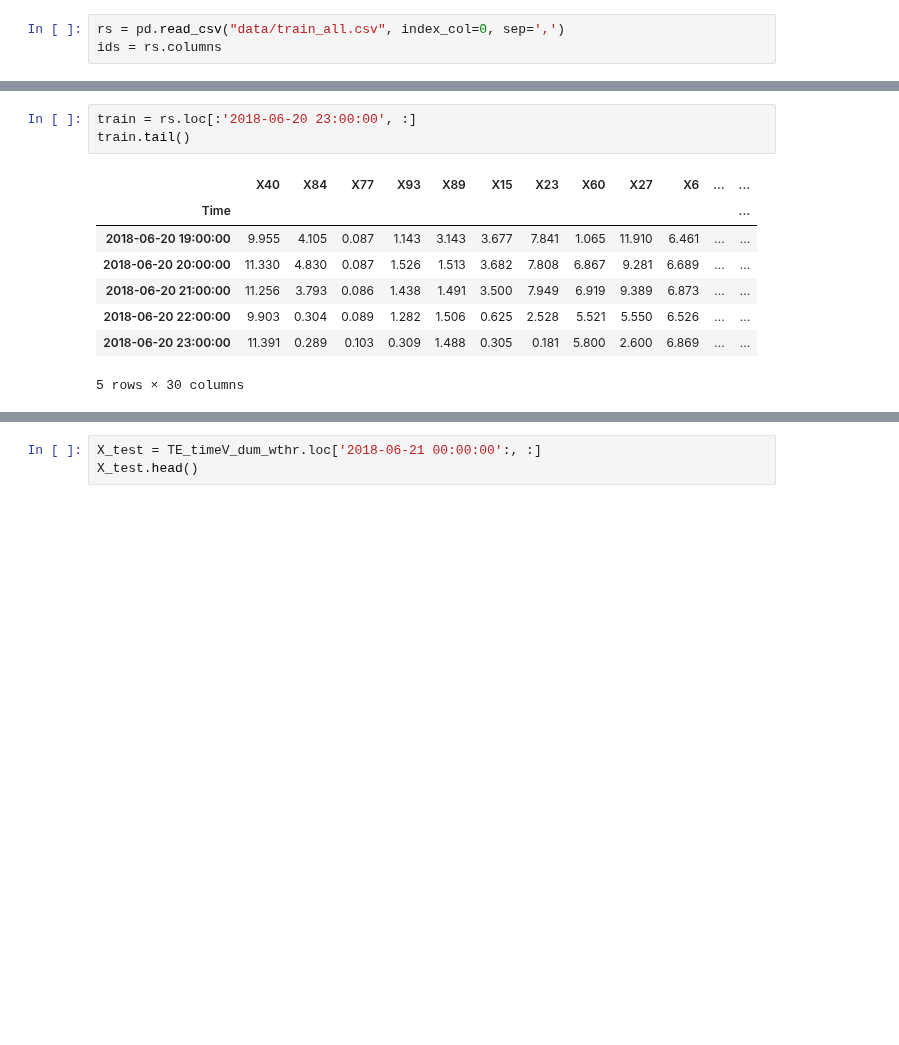
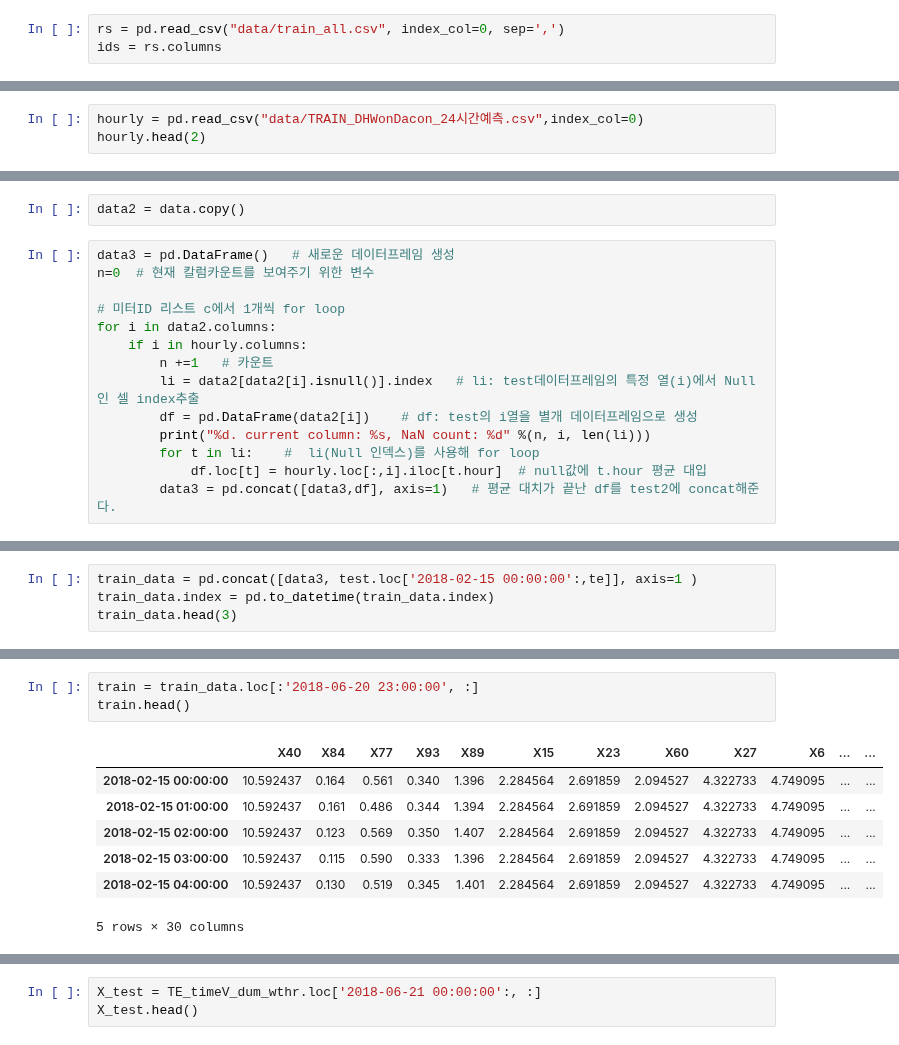
Before and after one commit to yagippi27/DACON_CONTEST_2019, a Jupyter notebook: SOOMIN/0__. Presentation용 작업.ipynb, the cells around one changed output, grey strips where cells are left out. Drawn from its saved outputs; the diff is of its cells as text; blank space fills up the shorter version.

```diff
--- a/SOOMIN/0__. Presentation용 작업.ipynb
+++ b/SOOMIN/0__. Presentation용 작업.ipynb
@@ -196,0 +234,3 @@ rs.index = pd.to_datetime(rs.index)
+# %%
+hourly = pd.read_csv("data/TRAIN_DHWonDacon_24시간예측.csv",index_col=0)
+hourly.head(2)
@@ -196,0 +242,16 @@ rs.index = pd.to_datetime(rs.index)
+# %%
+data2 = data.copy()
+# %%
+data3 = pd.DataFrame()   # 새로운 데이터프레임 생성
+n=0  # 현재 칼럼카운트를 보여주기 위한 변수
+
+# 미터ID 리스트 c에서 1개씩 for loop
+for i in data2.columns:
+    if i in hourly.columns:
+        n +=1   # 카운트
+        li = data2[data2[i].isnull()].index   # li: test데이터프레임의 특정 열(i)에서 Null인 셀 index추출
+        df = pd.DataFrame(data2[i])    # df: test의 i열을 별개 데이터프레임으로 생성
+        print("%d. current column: %s, NaN count: %d" %(n, i, len(li)))
+        for t in li:    #  li(Null 인덱스)를 사용해 for loop
+            df.loc[t] = hourly.loc[:,i].iloc[t.hour]  # null값에 t.hour 평균 대입
+        data3 = pd.concat([data3,df], axis=1)   # 평균 대치가 끝난 df를 test2에 concat해준다.
@@ -196,0 +279,4 @@ rs.index = pd.to_datetime(rs.index)
+# %%
+train_data = pd.concat([data3, test.loc['2018-02-15 00:00:00':,te]], axis=1 )
+train_data.index = pd.to_datetime(train_data.index)
+train_data.head(3)
@@ -197,12 +309,11 @@ rs.index = pd.to_datetime(rs.index)
 # %%
-train = rs.loc[:'2018-06-20 23:00:00', :]
-train.tail()
+train = train_data.loc[:'2018-06-20 23:00:00', :]
+train.head()
 # %% [output]
 |  | X40 | X84 | X77 | X93 | X89 | X15 | X23 | X60 | X27 | X6 | ... | ... |
-| Time |  |  |  |  |  |  |  |  |  |  |  | ... |
-| 2018-06-20 19:00:00 | 9.955 | 4.105 | 0.087 | 1.143 | 3.143 | 3.677 | 7.841 | 1.065 | 11.910 | 6.461 | ... | ... |
-| 2018-06-20 20:00:00 | 11.330 | 4.830 | 0.087 | 1.526 | 1.513 | 3.682 | 7.808 | 6.867 | 9.281 | 6.689 | ... | ... |
-| 2018-06-20 21:00:00 | 11.256 | 3.793 | 0.086 | 1.438 | 1.491 | 3.500 | 7.949 | 6.919 | 9.389 | 6.873 | ... | ... |
-| 2018-06-20 22:00:00 | 9.903 | 0.304 | 0.089 | 1.282 | 1.506 | 0.625 | 2.528 | 5.521 | 5.550 | 6.526 | ... | ... |
-| 2018-06-20 23:00:00 | 11.391 | 0.289 | 0.103 | 0.309 | 1.488 | 0.305 | 0.181 | 5.800 | 2.600 | 6.869 | ... | ... |
+| 2018-02-15 00:00:00 | 10.592437 | 0.164 | 0.561 | 0.340 | 1.396 | 2.284564 | 2.691859 | 2.094527 | 4.322733 | 4.749095 | ... | ... |
+| 2018-02-15 01:00:00 | 10.592437 | 0.161 | 0.486 | 0.344 | 1.394 | 2.284564 | 2.691859 | 2.094527 | 4.322733 | 4.749095 | ... | ... |
+| 2018-02-15 02:00:00 | 10.592437 | 0.123 | 0.569 | 0.350 | 1.407 | 2.284564 | 2.691859 | 2.094527 | 4.322733 | 4.749095 | ... | ... |
+| 2018-02-15 03:00:00 | 10.592437 | 0.115 | 0.590 | 0.333 | 1.396 | 2.284564 | 2.691859 | 2.094527 | 4.322733 | 4.749095 | ... | ... |
+| 2018-02-15 04:00:00 | 10.592437 | 0.130 | 0.519 | 0.345 | 1.401 | 2.284564 | 2.691859 | 2.094527 | 4.322733 | 4.749095 | ... | ... |
 5 rows × 30 columns
```
Also changed, not shown: parts of 22 cells of this notebook, 3 other files.
